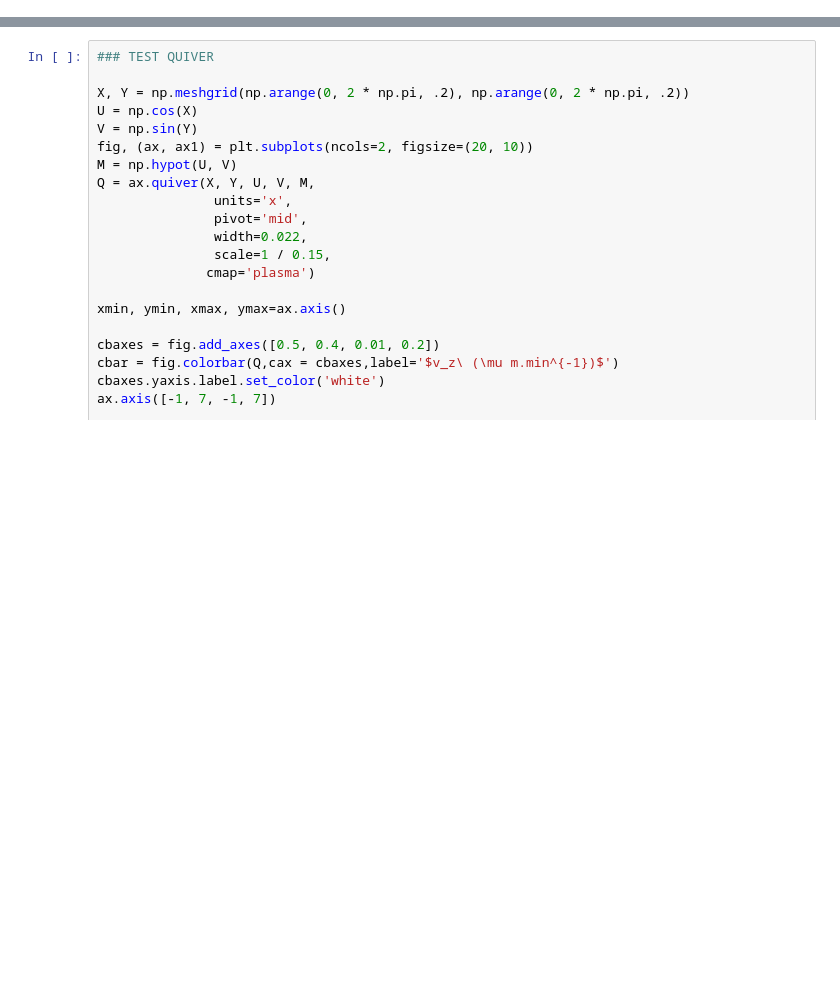
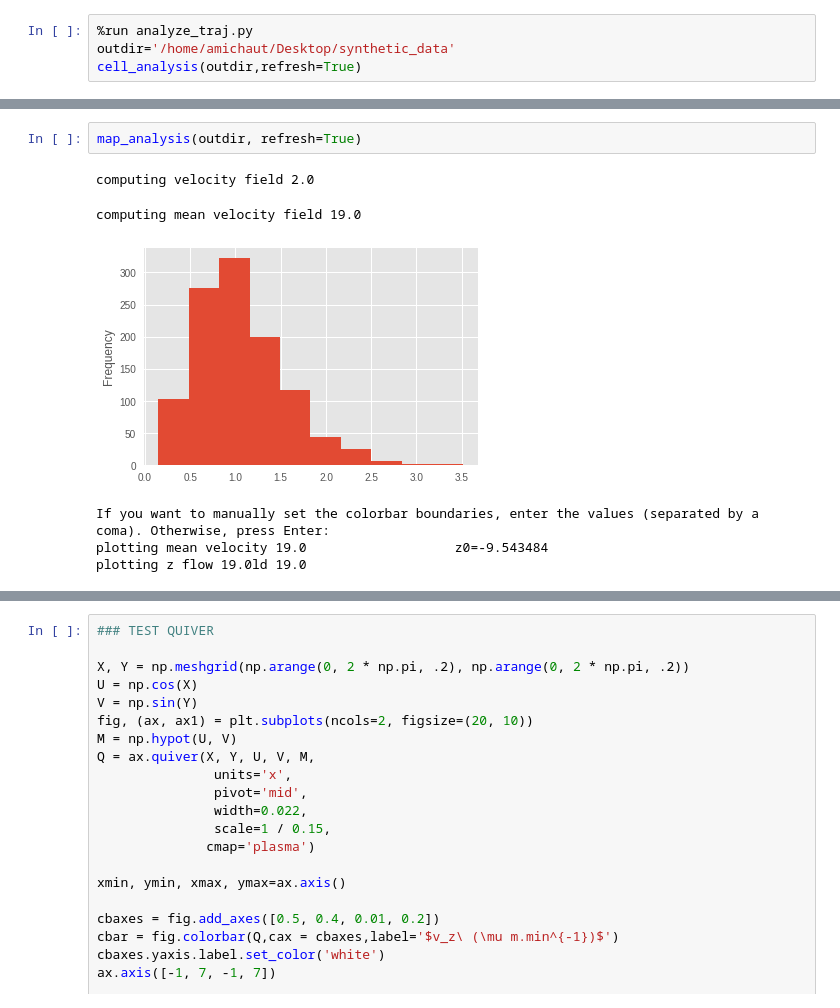
Before and after one commit to amichaut/track_analysis, a Jupyter notebook: codes/analyze_traj.ipynb, the cells around one changed output, grey strips where cells are left out. Saved outputs shown, nothing was run; the diff lists cells and outputs as text; blank space fills up the shorter version.

```diff
--- a/codes/analyze_traj.ipynb
+++ b/codes/analyze_traj.ipynb
@@ -64,0 +115,4 @@ df
+# %%
+%run analyze_traj.py
+outdir='/home/amichaut/Desktop/synthetic_data'
+cell_analysis(outdir,refresh=True)
@@ -64,0 +137,9 @@ df
+# %%
+map_analysis(outdir, refresh=True)
+# %% [output]
+computing velocity field 2.0
+computing mean velocity field 19.0
+[figure, added]
+If you want to manually set the colorbar boundaries, enter the values (separated by a coma). Otherwise, press Enter:
+plotting mean velocity 19.0                   z0=-9.543484
+plotting z flow 19.0ld 19.0
```
Also changed, not shown: parts of 10 cells of this notebook, 2 other files.
